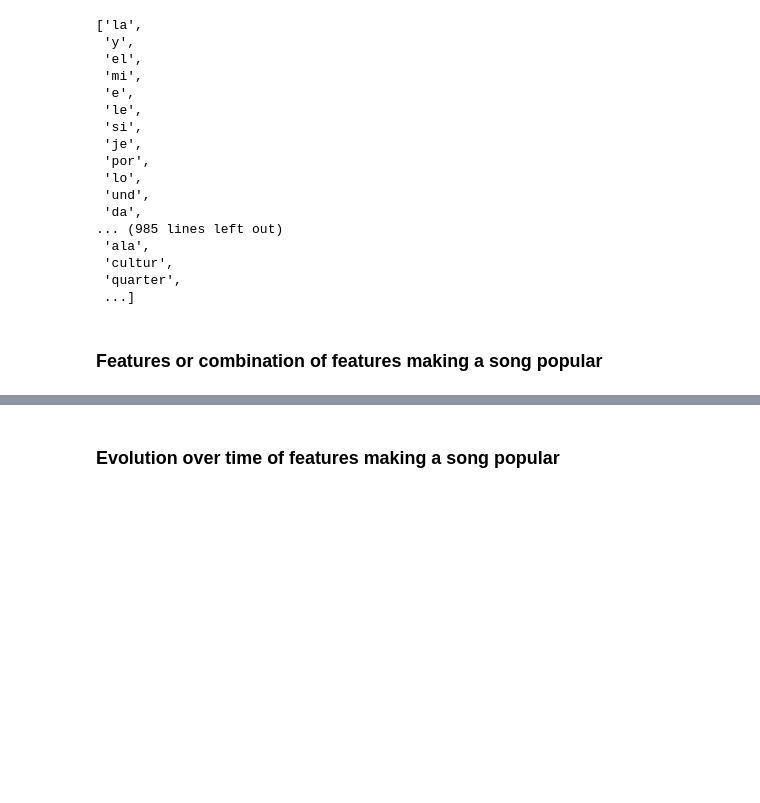
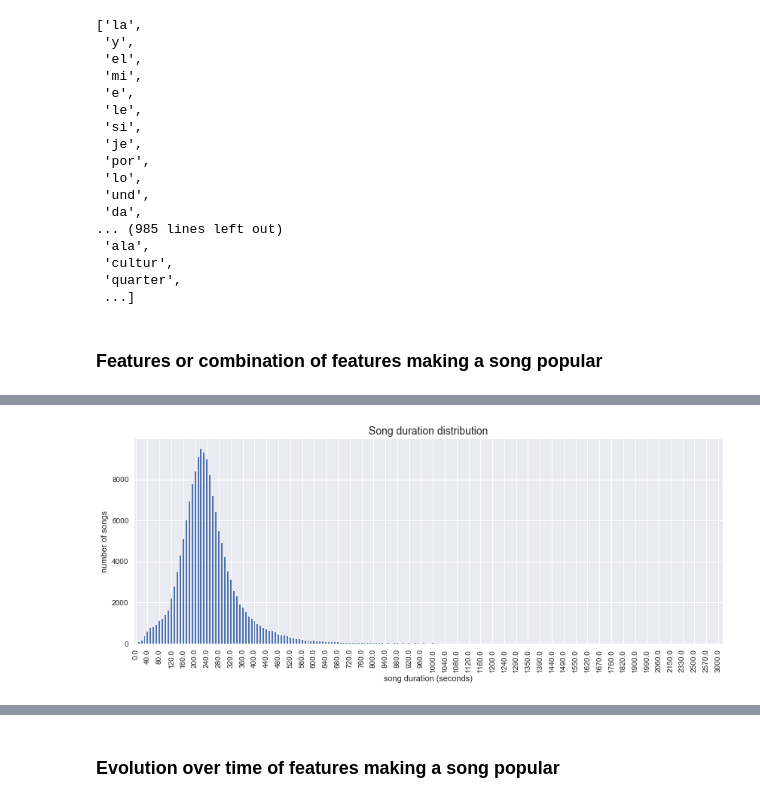
Before and after one commit to Piloumpicou/ADA-Unexpected-Match, a Jupyter notebook: project/MSD_subset.ipynb, the cells around one changed output, grey strips where cells are left out. Saved outputs shown, nothing was run; the diff lists cells and outputs as text; code cells hidden in the pictures; blank space fills up the shorter version.

Commit message:
song duration for msd

```diff
--- a/project/MSD_subset.ipynb
+++ b/project/MSD_subset.ipynb
@@ -1847,0 +1863,13 @@ list(map(lambda x: top_words_list[x-1], tail_words.difference(head_words)))
+# %%
+ax = round(data['duration'], -1).value_counts()\
+                                .sort_index()\
+                                .plot(kind='bar',
+                                      grid=True,
+                                      figsize=(14, 5));
+
+ax.set_title('Song duration distribution', fontsize=14)
+ax.set_xlabel('song duration (seconds)')
+ax.set_ylabel('number of songs')
+set_ticks_wtih_step(ax, 4)
+# %% [output]
+[figure, added]
```
Also changed, not shown: parts of 21 cells of this notebook.
